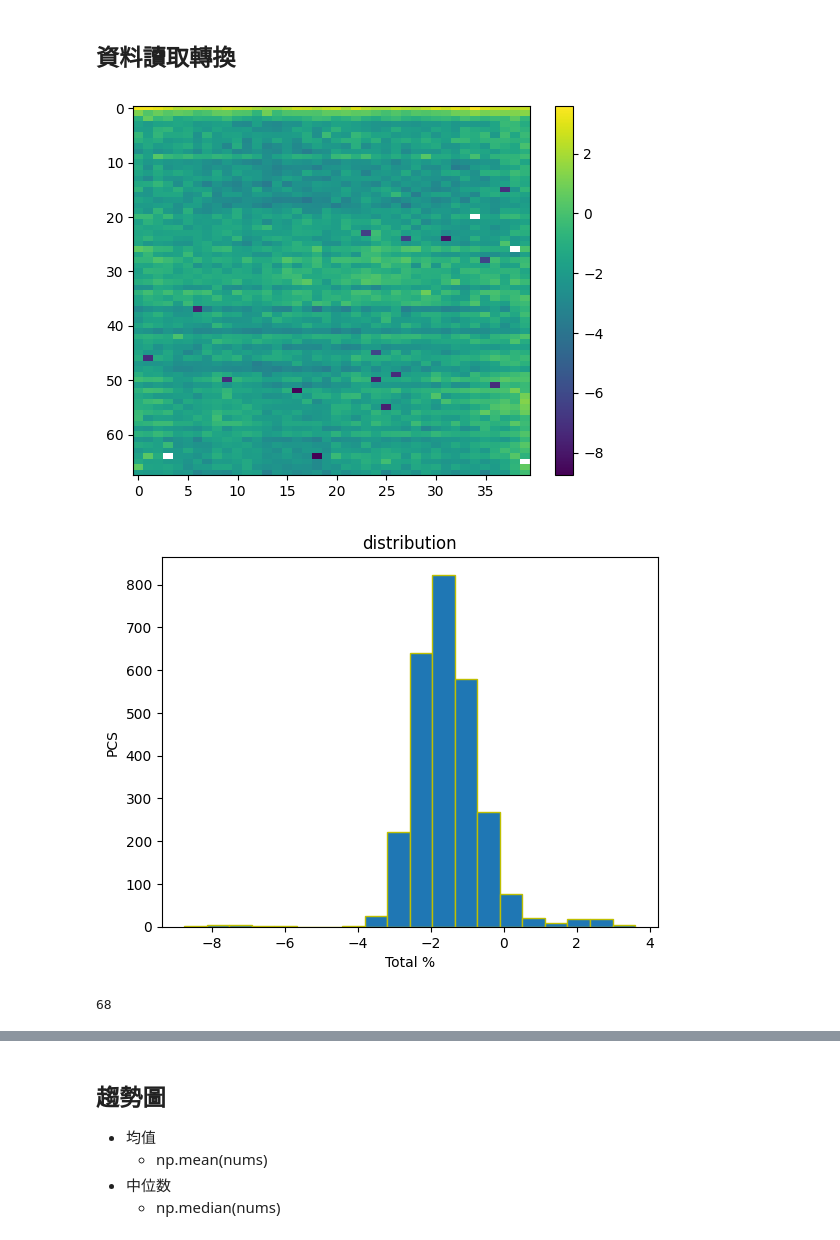
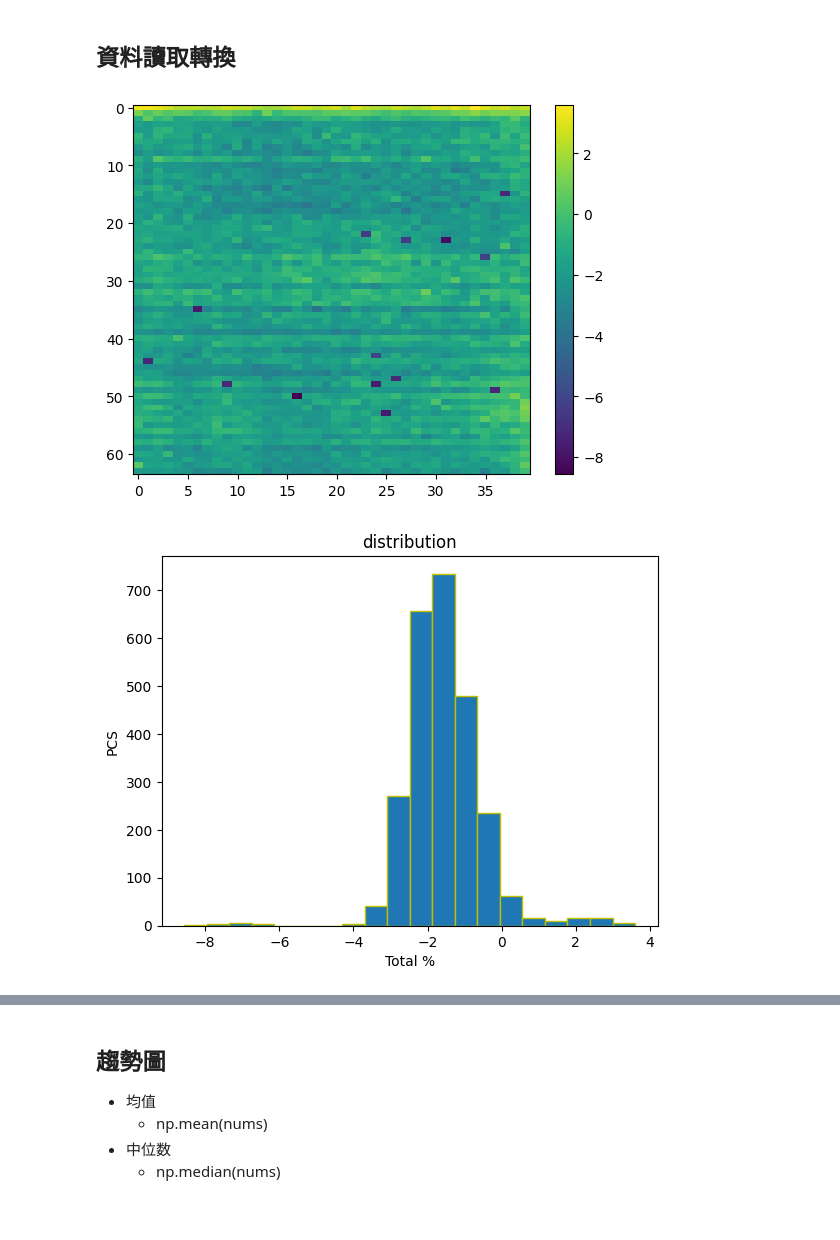
Before and after one commit to mccoy0928/-, a Jupyter notebook: 20230727_myData_try.ipynb, the cells around one changed output, grey strips where cells are left out. Drawn from its saved outputs; the diff is of its cells as text; code cells hidden in the pictures.

```diff
--- a/20230727_myData_try.ipynb
+++ b/20230727_myData_try.ipynb
@@ -19,11 +19,12 @@ df2 = pd.read_excel("myData.xlsx", sheet_name = "工作表1", usecols="B:AO")  #
 # df2.head()
 # %%
 myList = np.array(df2)
+df3 = df2.dropna()
 # myList
 # myList.shape
 # %%
 # 創建熱力圖
-plt.imshow(df2, cmap='viridis', origin='upper', aspect='auto')
+plt.imshow(df3, cmap='viridis', origin='upper', aspect='auto')
 
 # 添加顏色欄圖示
 plt.colorbar()
@@ -31,7 +32,7 @@ plt.colorbar()
 # 顯示圖形
 plt.show()
 # %% [output]
-[figure, old version]
+[figure, new version]
 # %%
 # df.iloc[:, 0]
 # %%
@@ -45,19 +46,15 @@ plt.show()
 # # 使用 ravel() 方法
 # one_dim_array_ravel = two_dim_array.ravel()
 # %%
-temp = np.array(df2)
+temp = np.array(df3)
 x = temp.flatten()  # 二維轉換一維
 
 # 繪製分佈圖
 
 plt.hist(x, bins=20, edgecolor='y')
 plt.xlabel('Total %')
 plt.ylabel('PCS')
 plt.title('distribution')
 plt.show()
 # %% [output]
-[figure, old version]
+[figure, new version]
-# %%
-len(df2)
-# %% [output]
-68
```
Also changed, not shown: parts of 1 cell of this notebook.
